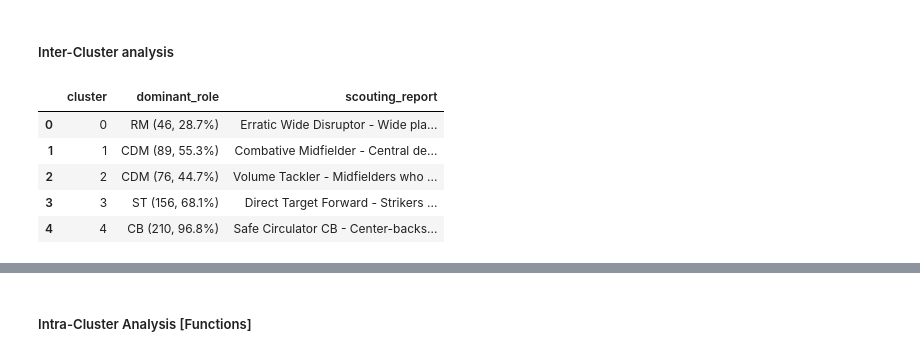
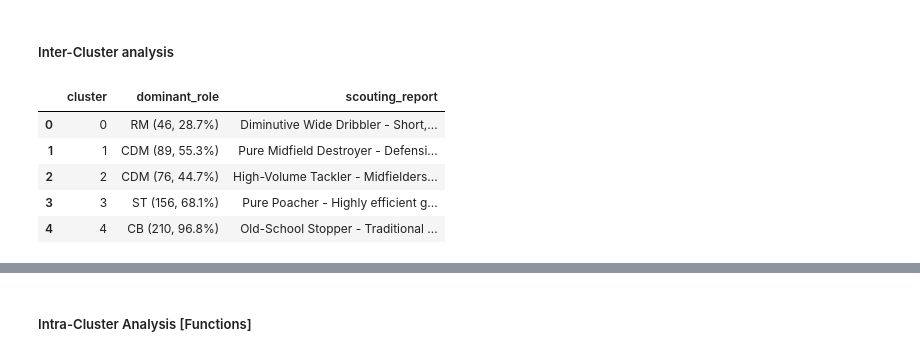
Before and after one commit to andreamurari/DataDriven_Soccer_Scouting, a Jupyter notebook: DataDriven_Soccer_Scouting.ipynb, the cells around one changed output, grey strips where cells are left out. Saved outputs shown, nothing was run; the diff lists cells and outputs as text; code cells hidden in the pictures.

```diff
--- a/DataDriven_Soccer_Scouting.ipynb
+++ b/DataDriven_Soccer_Scouting.ipynb
@@ -896,6 +899,8 @@ df_clean = df_scaled.drop(columns=noisy_columns, errors='ignore')
 # %%
 # 2. Normalizzazione L2 (Il trucco per lo Stile di Gioco vs Volume)
 X_normalized = normalize(df_clean, norm='l2')
+
+k=20
 
 # 3. K-Means "Blindato"
 kmeans = KMeans(
@@ -1031,42 +1033,42 @@ df_cluster_profile = pd.DataFrame(cluster_profile)
 # %%
 scouting_reports = {
-    0: "Erratic Wide Disruptor - Wide players (RM/LM) who carry into the penalty area and tackle in the middle third, but are prone to errors and have poor short passing.",
-    1: "Combative Midfielder - Central defensive midfielders heavily involved in challenges (won and lost) with decent set-piece/penalty xG, but lacking open-play progressive passing.",
-    2: "Volume Tackler - Midfielders who engage in a massive volume of defensive challenges and pass attempts, but provide virtually zero direct goals or assists.",
-    3: "Direct Target Forward - Strikers who receive progressive passes and carry the ball forward to generate goals/assists, but rarely attempt 1v1 dribbles or long passes.",
-    4: "Safe Circulator CB - Center-backs who dominate in short passing and total distance of passes, but avoid progressive ball carrying, expected goal threat, and active defending.",
-    5: "Deep-Lying Dribbler - Deep midfielders who excel at escaping pressure via dribbling and hitting long passes, but offer almost zero direct attacking output (goals/assists).",
-    6: "Aggressive Wide Carrier - Wide midfielders who press high and carry the ball into the box, but are prone to miscontrols and lack final-third end-product.",
-    7: "Fiery Playmaker - Central midfielders who generate high expected assists and shot-on-target efficiency, but play extremely aggressively, leading to a high rate of red cards.",
-    8: "Set-Piece Defender - Defenders playing heavy minutes with high expected attacking output from set-pieces (free kicks), but lacking deep defensive tackling and ball-carrying.",
-    9: "Direct Attacking Midfielder - High-volume shooters and progressive passers who also take penalties. They play high-risk, direct football rather than safe short combinations.",
-    10: "Overlapping CB Anomaly - A strange center-back profile that attempts crosses into the penalty area but gets dispossessed often. Extremely low traditional progressive carrying.",
-    11: "Efficient Finisher - Attackers who significantly overperform their xG and play heavy minutes, but have remarkably low involvement in passing or receiving progressive passes.",
-    12: "Progressive Forward - Strikers and attackers who take high-quality shots and carry the ball progressively, but actively avoid 1v1 dribbles and long passes.",
-    13: "Possession Fullback - Fullbacks (and penalty takers) who act as possession hubs with massive passing volume and accuracy, but offer minimal direct goal/assist threat.",
-    14: "Long-Passing Mid/Back - Midfielders or fullbacks who progress the ball efficiently via long passes, but rarely carry the ball directly into the final third.",
-    15: "Deep Playmaker CB - Center-backs highly involved in attacking play, registering assists and passes into the final 3rd, while ignoring traditional defensive interventions.",
-    16: "Wide Playmaker - Wide players who generate elite expected assists/goals and make progressive passes, but lack 1v1 dribbling success and total passing volume.",
-    17: "Complete Target - Elite center-forwards dominating non-penalty goals and assists. They constantly receive progressive passes in dangerous areas without needing to drop deep.",
-    18: "Defensive Fullback - Fullbacks with high passing accuracy and shot-blocking numbers (plus some penalty duties), but absolute zero offensive shooting threat.",
-    19: "Advanced Engine - Central midfielders playing heavy minutes with high expected non-penalty goal/assist threat and long passing, but they lack deep defensive tackling."
+    0: "Diminutive Wide Dribbler - Short, light wide players who aggressively carry the ball into the penalty area and attempt many dribbles, but lack physical presence and shot-blocking ability.",
+    1: "Pure Midfield Destroyer - Defensive midfielders who dominate tackling in the middle third and play longer passes, but offer absolutely zero goal or assist threat.",
+    2: "High-Volume Tackler - Midfielders entirely focused on defensive actions, engaging in massive amounts of tackles and challenges, with zero expected attacking output.",
+    3: "Pure Poacher - Highly efficient goalscorers who generate massive xG and non-penalty goals per 90, but have remarkably low overall touches and poor short passing. They exist only to finish.",
+    4: "Old-School Stopper - Traditional penalty-box defenders who excel at clearances and blocking shots, but practically never receive progressive passes or venture into the attacking third.",
+    5: "Possession Metronome - Deep midfielders who dominate the middle third with massive short passing volume and progression to the final third, but pose zero direct scoring threat.",
+    6: "Inefficient Dribbler - Wide players who attempt many take-ons but are frequently tackled and dispossessed. They severely underperform their expected goals and lack total progressive distance.",
+    7: "Diminutive Progressive Passer - Smaller-statured central midfielders who specialize entirely in progressive passing and entering the final third, rather than shooting or physical dominance.",
+    8: "Clinical Set-Piece Threat - Center-backs who take extremely few shots but boast elite conversion rates (Goals/Shot). They rarely miscontrol the ball or touch it in open play in the attacking third.",
+    9: "Elite Creator - Advanced playmakers entirely focused on generating high-quality chances (xA/xAG) for teammates. They are typically shorter and completely avoid defensive penalty area duties.",
+    10: "Press-Resistant Tower - Tall center-backs who boast impeccable medium passing accuracy and high dribble success rates when pressed, rarely miscontrolling the ball.",
+    11: "Pure Goalscorer - Forwards defined entirely by their high volume of actual goals scored. They contribute absolutely nothing to defensive third actions or clearances.",
+    12: "Isolated Shooter - Forwards who take a high volume of shots per 90 but have incredibly low overall touches and pass attempts. When they do dribble, they are frequently tackled.",
+    13: "Two-Way Wide Defender - Traditional fullbacks who excel at swinging crosses into the penalty area and engaging in defensive tackling challenges, but pose zero direct xG threat.",
+    14: "Deep Distributor - Central midfielders characterized by long average passing distances and safe short completions. They have extremely poor shooting efficiency and rarely receive the ball high up.",
+    15: "Build-Up Center Back - Defenders heavily involved in early build-up play, dominating touches in their own third and attempting a high volume of medium-range passes. They almost never receive progressive passes.",
+    16: "Final-Third Wide Creator - Wide players who spend their time exclusively in the attacking zones, producing elite per-90 assists and xAG, while completely avoiding the defensive and middle thirds.",
+    17: "High-xG Target - Forwards who consistently find themselves in positions to generate massive Expected Goals (xG), but are severe liabilities in build-up play with poor passing accuracy.",
+    18: "Traditional Overlapper - Wide defenders who specialize in defensive third tackles and whipping crosses into the box, but are heavily penalized for poor long-passing accuracy and lack of shooting.",
+    19: "Clinical Midfield Finisher - Central midfielders who take very few shots but convert them with ruthless efficiency. They are clean on the ball, boasting high short-pass accuracy."
 }
 
 df_target = df_cluster_profile
 nome_colonna_id = 'cluster'
 
 df_target['scouting_report'] = df_target[nome_colonna_id].map(scouting_reports)
 
 display(df_target[[nome_colonna_id, 'dominant_role', 'scouting_report']].head())
 
-#df_target.to_csv(r"resources\df_cluster_profile.csv", index=False)
+df_target.to_csv(r"resources\df_cluster_profile.csv", index=False)
 # %% [output]
 |  | cluster | dominant_role | scouting_report |
-| 0 | 0 | RM (46, 28.7%) | Erratic Wide Disruptor - Wide pla... |
-| 1 | 1 | CDM (89, 55.3%) | Combative Midfielder - Central de... |
-| 2 | 2 | CDM (76, 44.7%) | Volume Tackler - Midfielders who ... |
-| 3 | 3 | ST (156, 68.1%) | Direct Target Forward - Strikers ... |
-| 4 | 4 | CB (210, 96.8%) | Safe Circulator CB - Center-backs... |
+| 0 | 0 | RM (46, 28.7%) | Diminutive Wide Dribbler - Short,... |
+| 1 | 1 | CDM (89, 55.3%) | Pure Midfield Destroyer - Defensi... |
+| 2 | 2 | CDM (76, 44.7%) | High-Volume Tackler - Midfielders... |
+| 3 | 3 | ST (156, 68.1%) | Pure Poacher - Highly efficient g... |
+| 4 | 4 | CB (210, 96.8%) | Old-School Stopper - Traditional ... |
 # %%
 pivot_pos = pd.crosstab(df_clusters['cluster'], df_clusters['pos'])
 pivot_norm = pivot_pos.div(pivot_pos.sum(axis=1), axis=0)
```
Also changed, not shown: parts of 6 cells of this notebook, 1 other file.
